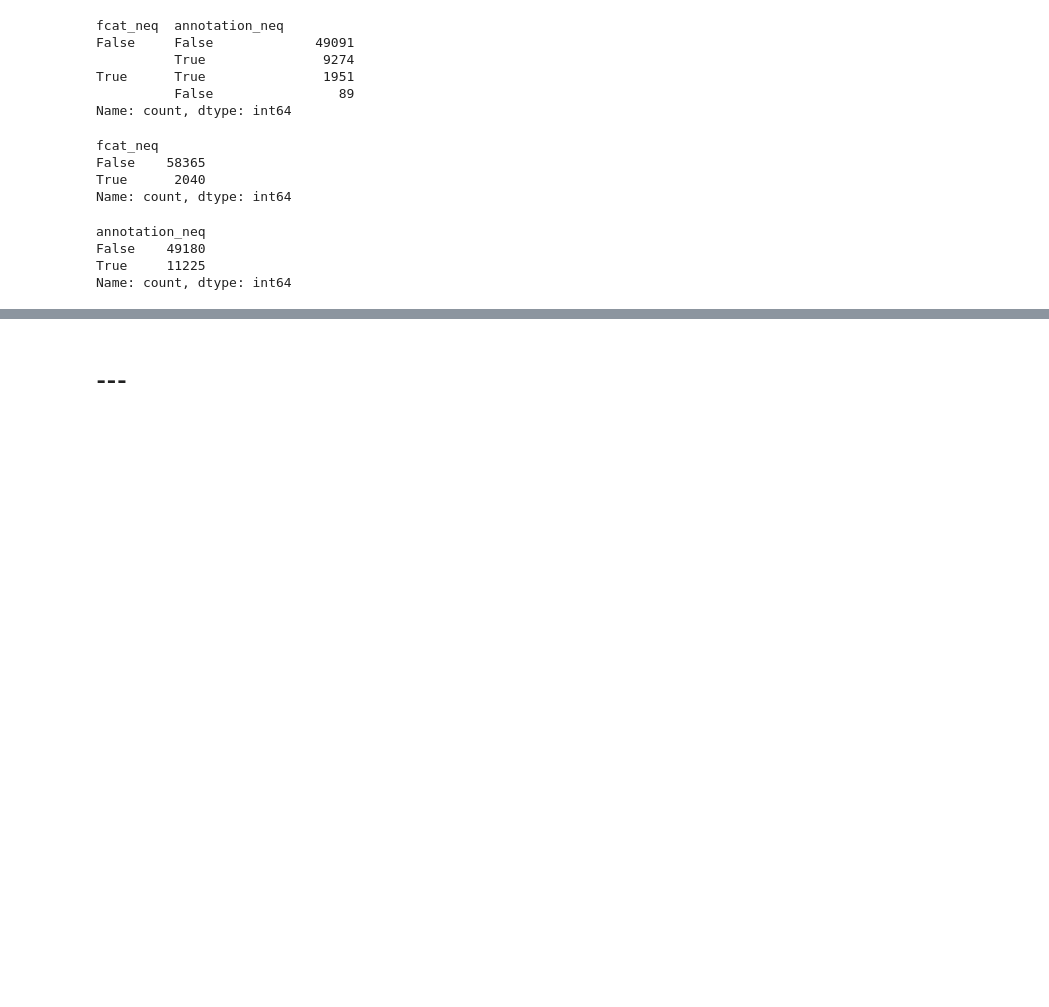
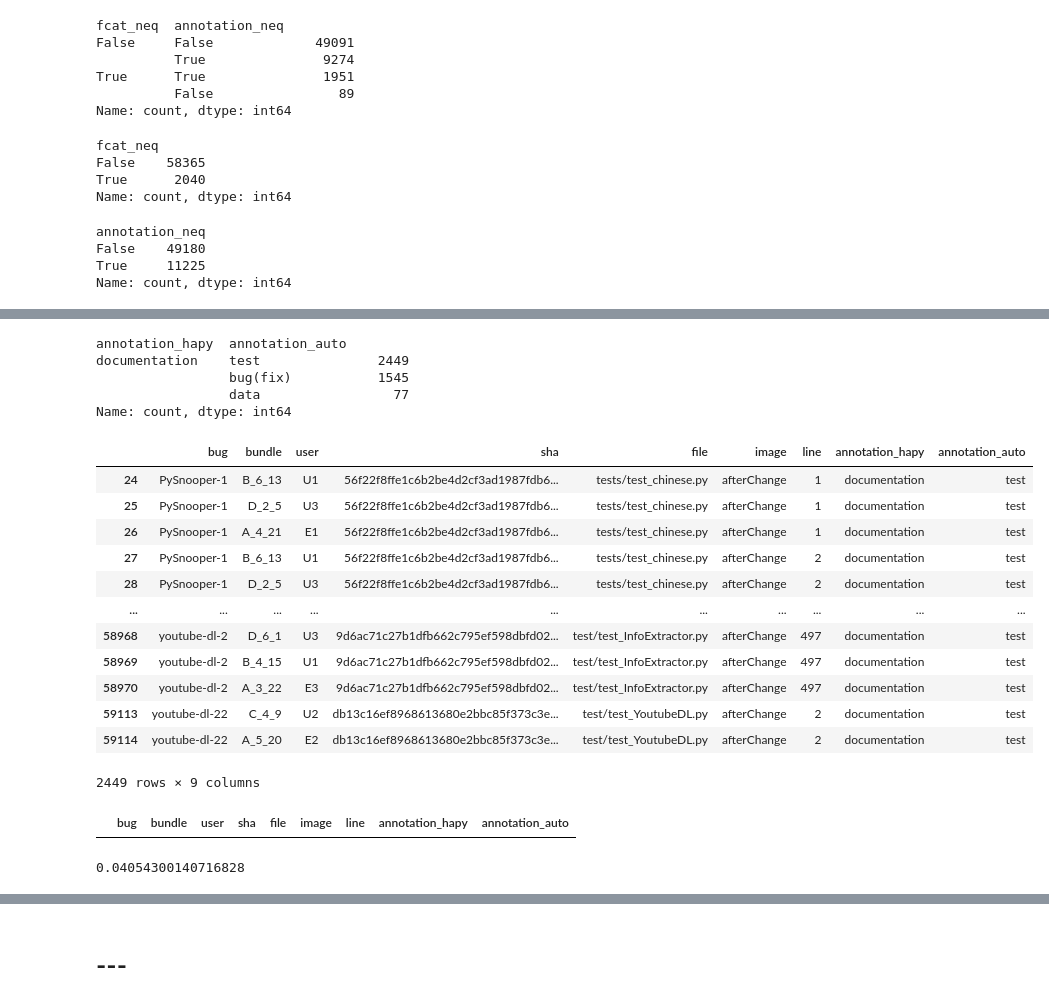
Before and after one commit to ncusi/PatchScope, a Jupyter notebook: notebooks/experiments/01-compare_annotations.ipynb, the cells around one changed output, grey strips where cells are left out. Drawn from its saved outputs; the diff is of its cells as text; code cells hidden in the pictures; blank space fills up the shorter version.

```diff
--- a/notebooks/experiments/01-compare_annotations.ipynb
+++ b/notebooks/experiments/01-compare_annotations.ipynb
@@ -1095,0 +1164,41 @@ Name: count, dtype: int64
+# %%
+df[['annotation_hapy', 'annotation_auto']].value_counts()
+# %% [output]
+annotation_hapy  annotation_auto
+documentation    test               2449
+                 bug(fix)           1545
+                 data                 77
+Name: count, dtype: int64
+# %%
+df_2 = merge_sel[
+    merge_sel['annotation_neq'] &
+    (merge_sel['annotation_hapy'] == 'documentation') &
+    (merge_sel['annotation_auto'] == 'test')
+][[
+    'bug','bundle','user','sha',
+    'file','image','line',
+    'annotation_hapy', 'annotation_auto'
+]]
+df_2
+# %% [output]
+|  | bug | bundle | user | sha | file | image | line | annotation_hapy | annotation_auto |
+| 24 | PySnooper-1 | B_6_13 | U1 | 56f22f8ffe1c6b2be4d2cf3ad1987fdb6... | tests/test_chinese.py | afterChange | 1 | documentation | test |
+| 25 | PySnooper-1 | D_2_5 | U3 | 56f22f8ffe1c6b2be4d2cf3ad1987fdb6... | tests/test_chinese.py | afterChange | 1 | documentation | test |
+| 26 | PySnooper-1 | A_4_21 | E1 | 56f22f8ffe1c6b2be4d2cf3ad1987fdb6... | tests/test_chinese.py | afterChange | 1 | documentation | test |
+| 27 | PySnooper-1 | B_6_13 | U1 | 56f22f8ffe1c6b2be4d2cf3ad1987fdb6... | tests/test_chinese.py | afterChange | 2 | documentation | test |
+| 28 | PySnooper-1 | D_2_5 | U3 | 56f22f8ffe1c6b2be4d2cf3ad1987fdb6... | tests/test_chinese.py | afterChange | 2 | documentation | test |
+| ... | ... | ... | ... | ... | ... | ... | ... | ... | ... |
+| 58968 | youtube-dl-2 | D_6_1 | U3 | 9d6ac71c27b1dfb662c795ef598dbfd02... | test/test_InfoExtractor.py | afterChange | 497 | documentation | test |
+| 58969 | youtube-dl-2 | B_4_15 | U1 | 9d6ac71c27b1dfb662c795ef598dbfd02... | test/test_InfoExtractor.py | afterChange | 497 | documentation | test |
+| 58970 | youtube-dl-2 | A_3_22 | E3 | 9d6ac71c27b1dfb662c795ef598dbfd02... | test/test_InfoExtractor.py | afterChange | 497 | documentation | test |
+| 59113 | youtube-dl-22 | C_4_9 | U2 | db13c16ef8968613680e2bbc85f373c3e... | test/test_YoutubeDL.py | afterChange | 2 | documentation | test |
+| 59114 | youtube-dl-22 | A_5_20 | E2 | db13c16ef8968613680e2bbc85f373c3e... | test/test_YoutubeDL.py | afterChange | 2 | documentation | test |
+2449 rows × 9 columns
+# %%
+df_2[df_2['file'].str.count(r'^test|/test|conftest\.py$|_testing\.py') == 0]
+# %% [output]
+|  | bug | bundle | user | sha | file | image | line | annotation_hapy | annotation_auto |
+# %%
+df_2.shape[0]/merge_sel.shape[0]
+# %% [output]
+0.04054300140716828
```
Also changed, not shown: parts of 19 cells of this notebook.
